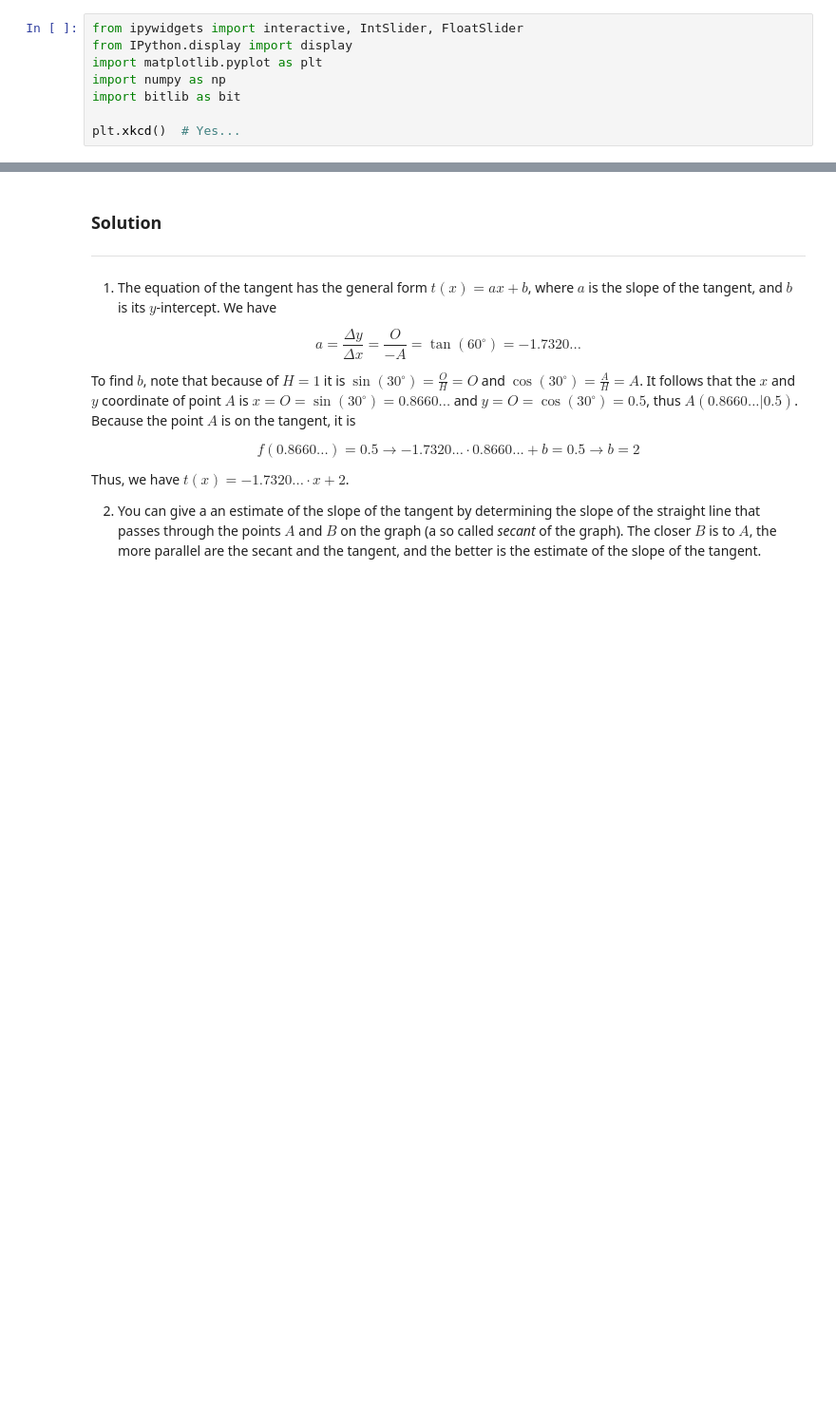
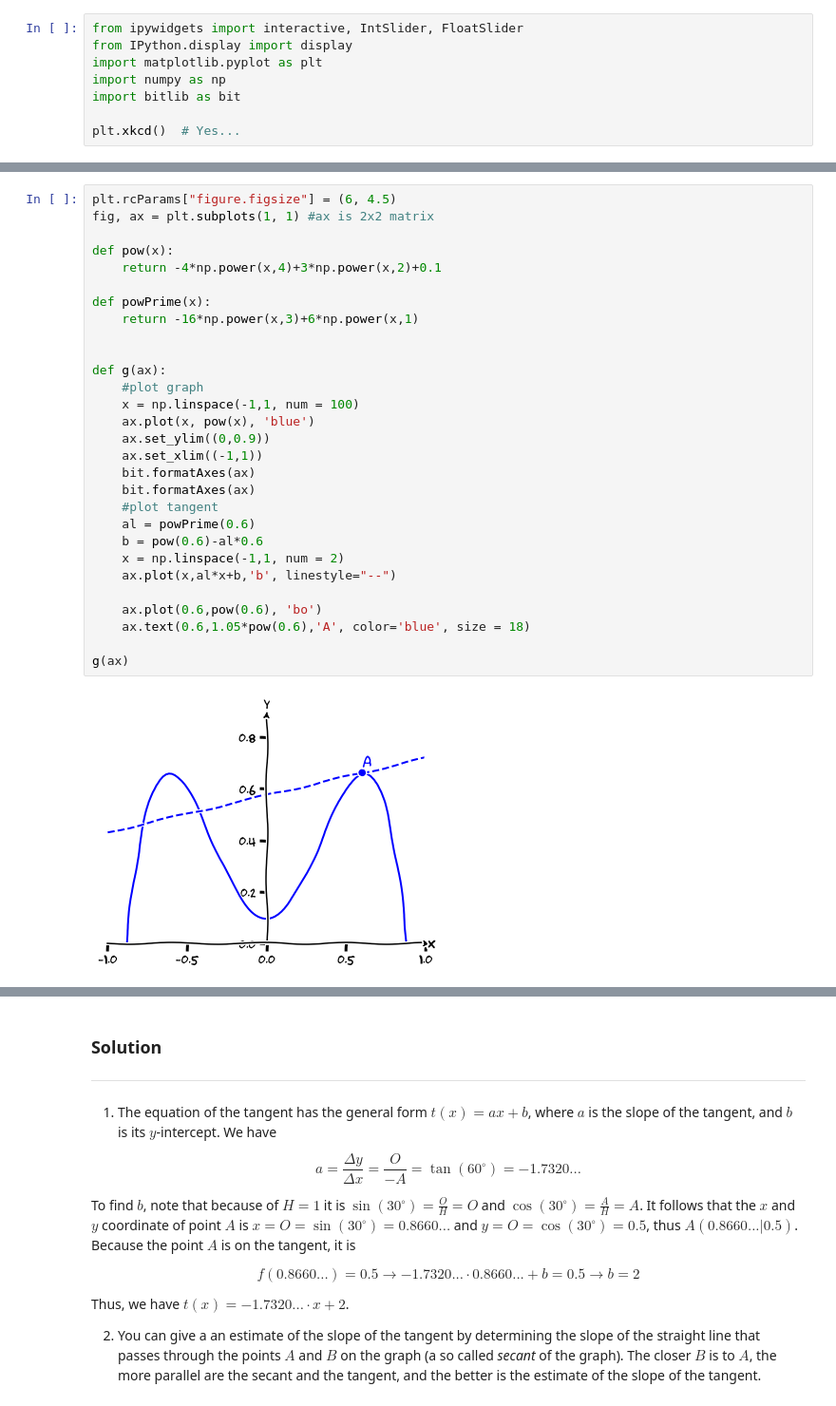
Before and after one commit to mathbit/mathnotes_book, a Jupyter notebook: content/Calculus/section2_tangents.ipynb, the cells around one changed output, grey strips where cells are left out. Shown at 95% size. Cells and saved outputs as stored; diff of their text form; blank space fills up the shorter version.

```diff
--- a/content/Calculus/section2_tangents.ipynb
+++ b/content/Calculus/section2_tangents.ipynb
@@ -9 +13,32 @@ plt.xkcd()  # Yes...
+# %%
+plt.rcParams["figure.figsize"] = (6, 4.5)
+fig, ax = plt.subplots(1, 1) #ax is 2x2 matrix
+
+def pow(x):
+    return -4*np.power(x,4)+3*np.power(x,2)+0.1
+
+def powPrime(x):
+    return -16*np.power(x,3)+6*np.power(x,1)
+
+
+def g(ax):
+    #plot graph
+    x = np.linspace(-1,1, num = 100)
+    ax.plot(x, pow(x), 'blue')
+    ax.set_ylim((0,0.9))
+    ax.set_xlim((-1,1))
+    bit.formatAxes(ax)
+    bit.formatAxes(ax)
+    #plot tangent
+    al = powPrime(0.6)
+    b = pow(0.6)-al*0.6
+    x = np.linspace(-1,1, num = 2)
+    ax.plot(x,al*x+b,'b', linestyle="--")
+
+    ax.plot(0.6,pow(0.6), 'bo')
+    ax.text(0.6,1.05*pow(0.6),'A', color='blue', size = 18)
+
+g(ax)
+# %% [output]
+[figure, added]
 # %% [markdown]
```
Also changed, not shown: parts of 4 cells of this notebook, 3 other files.
